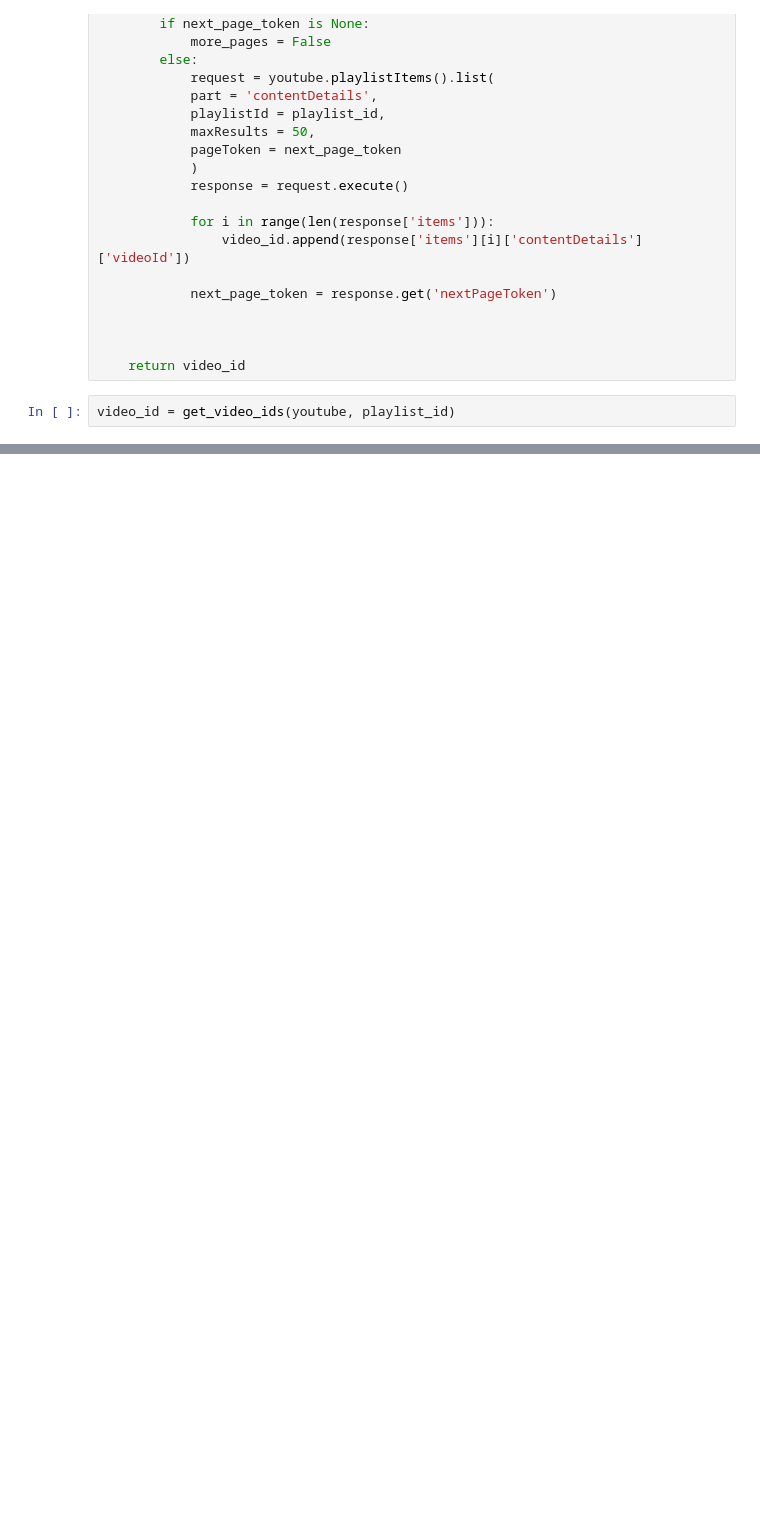
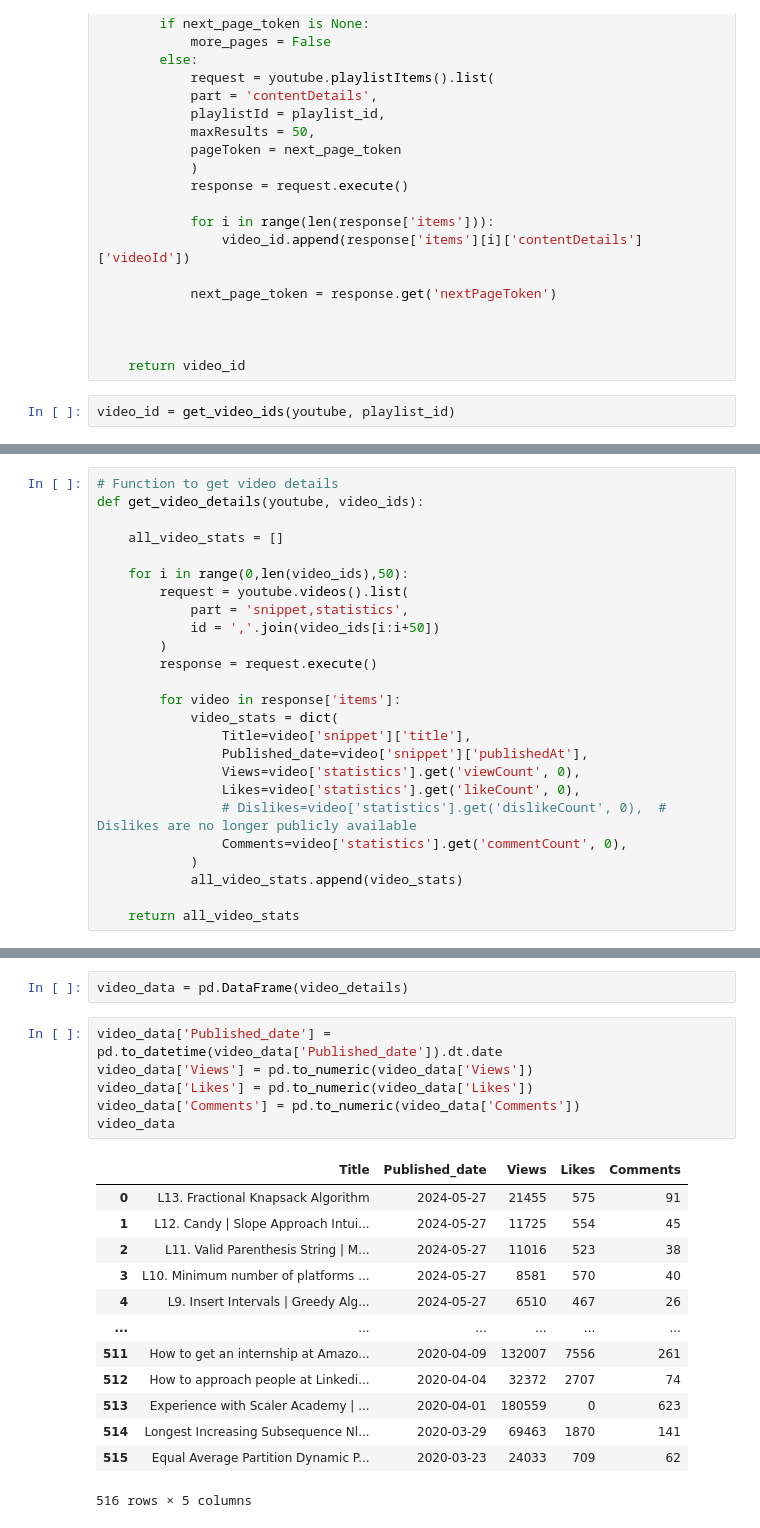
Before and after one commit to yagnesh2003/Youtube-Analysis, a Jupyter notebook: YT_analysis.ipynb, the cells around one changed output, grey strips where cells are left out. Saved outputs shown, nothing was run; the diff lists cells and outputs as text; blank space fills up the shorter version.

```diff
--- a/YT_analysis.ipynb
+++ b/YT_analysis.ipynb
@@ -183,0 +184,25 @@ video_id = get_video_ids(youtube, playlist_id)
+# %%
+# Function to get video details
+def get_video_details(youtube, video_ids):
+
+    all_video_stats = []
+
+    for i in range(0,len(video_ids),50):
+        request = youtube.videos().list(
+            part = 'snippet,statistics',
+            id = ','.join(video_ids[i:i+50])
+        )
+        response = request.execute()
+
+        for video in response['items']:
+            video_stats = dict(
+                Title=video['snippet']['title'],
+                Published_date=video['snippet']['publishedAt'],
+                Views=video['statistics'].get('viewCount', 0),
+                Likes=video['statistics'].get('likeCount', 0),
+                # Dislikes=video['statistics'].get('dislikeCount', 0),  # Dislikes are no longer publicly available
+                Comments=video['statistics'].get('commentCount', 0),
+            )
+            all_video_stats.append(video_stats)
+
+    return all_video_stats
@@ -183,0 +231,22 @@ video_id = get_video_ids(youtube, playlist_id)
+# %%
+video_data = pd.DataFrame(video_details)
+# %%
+video_data['Published_date'] = pd.to_datetime(video_data['Published_date']).dt.date
+video_data['Views'] = pd.to_numeric(video_data['Views'])
+video_data['Likes'] = pd.to_numeric(video_data['Likes'])
+video_data['Comments'] = pd.to_numeric(video_data['Comments'])
+video_data
+# %% [output]
+|  | Title | Published_date | Views | Likes | Comments |
+| 0 | L13. Fractional Knapsack Algorithm | 2024-05-27 | 21455 | 575 | 91 |
+| 1 | L12. Candy | Slope Approach Intui... | 2024-05-27 | 11725 | 554 | 45 |
+| 2 | L11. Valid Parenthesis String | M... | 2024-05-27 | 11016 | 523 | 38 |
+| 3 | L10. Minimum number of platforms ... | 2024-05-27 | 8581 | 570 | 40 |
+| 4 | L9. Insert Intervals | Greedy Alg... | 2024-05-27 | 6510 | 467 | 26 |
+| ... | ... | ... | ... | ... | ... |
+| 511 | How to get an internship at Amazo... | 2020-04-09 | 132007 | 7556 | 261 |
+| 512 | How to approach people at Linkedi... | 2020-04-04 | 32372 | 2707 | 74 |
+| 513 | Experience with Scaler Academy | ... | 2020-04-01 | 180559 | 0 | 623 |
+| 514 | Longest Increasing Subsequence Nl... | 2020-03-29 | 69463 | 1870 | 141 |
+| 515 | Equal Average Partition Dynamic P... | 2020-03-23 | 24033 | 709 | 62 |
+516 rows × 5 columns
```
Also changed, not shown: parts of 22 cells of this notebook, 1 other file.
